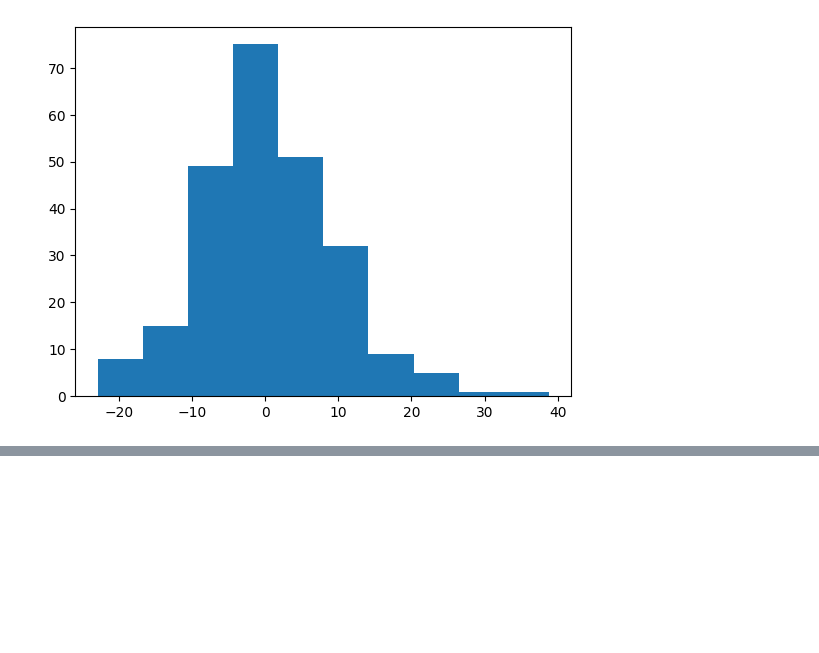
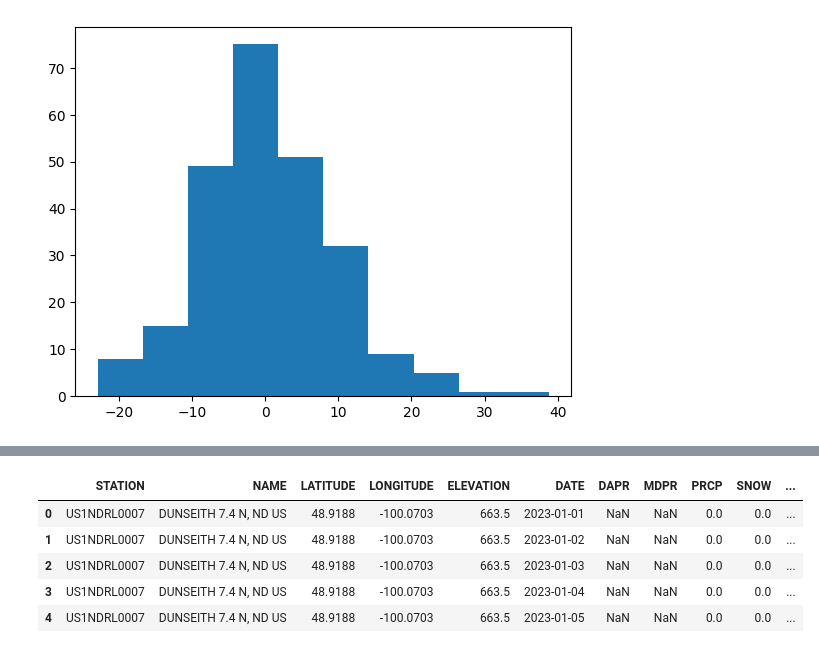
Before and after one commit to yadavayush7028/Volatility_Prediction, a Jupyter notebook: test1.ipynb, the cells around one changed output, grey strips where cells are left out. Cells and saved outputs as stored; diff of their text form; code cells hidden in the pictures; blank space fills up the shorter version.

```diff
--- a/test1.ipynb
+++ b/test1.ipynb
@@ -280,0 +278,10 @@ plt.hist(us_monthly['Monthly Change (%)'])
+# %%
+df = pd.read_csv('3788296.csv')
+df.head(5)
+# %% [output]
+|  | STATION | NAME | LATITUDE | LONGITUDE | ELEVATION | DATE | DAPR | MDPR | PRCP | SNOW | ... |
+| 0 | US1NDRL0007 | DUNSEITH 7.4 N, ND US | 48.9188 | -100.0703 | 663.5 | 2023-01-01 | NaN | NaN | 0.0 | 0.0 | ... |
+| 1 | US1NDRL0007 | DUNSEITH 7.4 N, ND US | 48.9188 | -100.0703 | 663.5 | 2023-01-02 | NaN | NaN | 0.0 | 0.0 | ... |
+| 2 | US1NDRL0007 | DUNSEITH 7.4 N, ND US | 48.9188 | -100.0703 | 663.5 | 2023-01-03 | NaN | NaN | 0.0 | 0.0 | ... |
+| 3 | US1NDRL0007 | DUNSEITH 7.4 N, ND US | 48.9188 | -100.0703 | 663.5 | 2023-01-04 | NaN | NaN | 0.0 | 0.0 | ... |
+| 4 | US1NDRL0007 | DUNSEITH 7.4 N, ND US | 48.9188 | -100.0703 | 663.5 | 2023-01-05 | NaN | NaN | 0.0 | 0.0 | ... |
```
Also changed, not shown: parts of 7 cells of this notebook, 1 other file.
